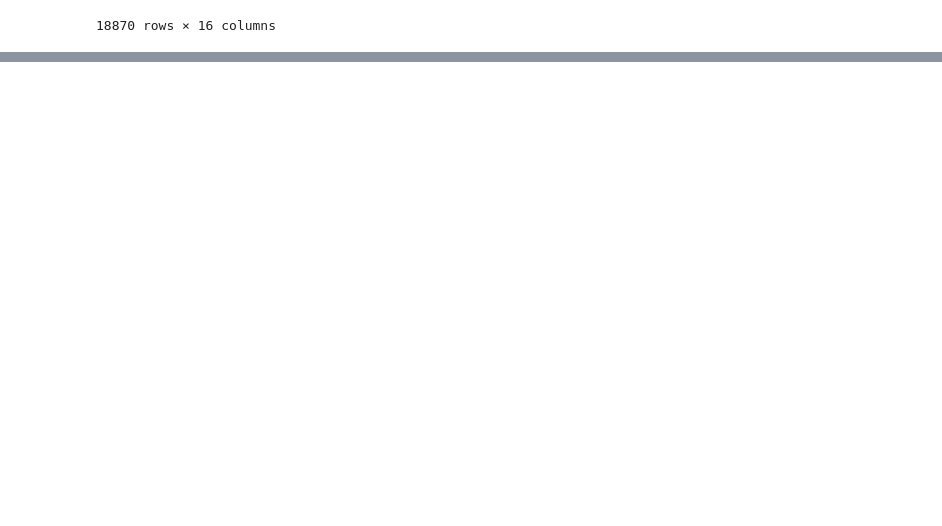
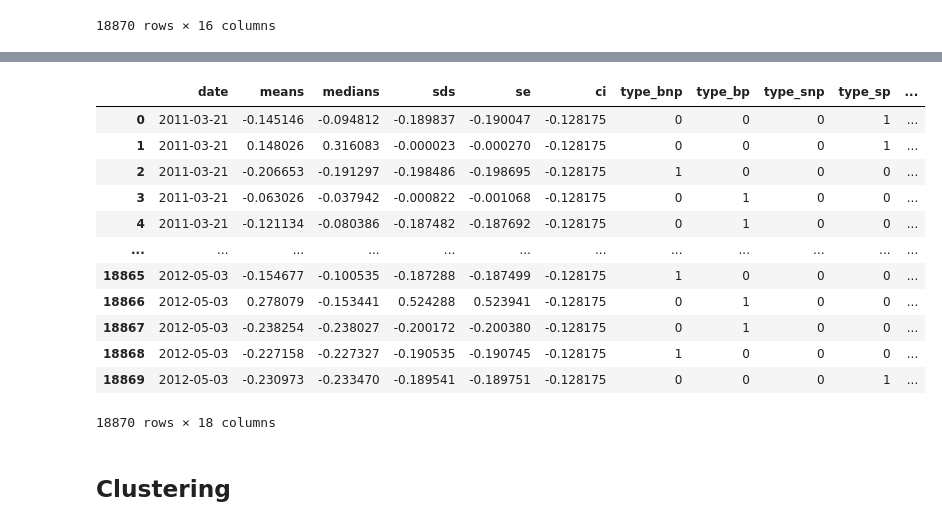
Before and after one commit to AAnzel/MOVIS, a Jupyter notebook: Code/Data_assessment.ipynb, the cells around one changed output, grey strips where cells are left out. Drawn from its saved outputs; the diff is of its cells as text; code cells hidden in the pictures; blank space fills up the shorter version.

Commit message:
Finished metabolics preprocessing. Next is metabolics clustering.

```diff
--- a/Code/Data_assessment.ipynb
+++ b/Code/Data_assessment.ipynb
@@ -459,0 +532,23 @@ metabolomics_df
+# %%
+# Standardizing data
+scaled_metabolomics_df = metabolomics_df
+metabolomics_scaler = preprocessing.StandardScaler()
+scaled_metabolomics_df[['means', 'medians', 'sds', 'se', 'ci']] = metabolomics_scaler.fit_transform(metabolomics_df[['means', 'medians', 'sds', 'se', 'ci']])
+
+scaled_metabolomics_df
+# %% [output]
+|  | date | means | medians | sds | se | ci | type_bnp | type_bp | type_snp | type_sp | ... |
+| 0 | 2011-03-21 | -0.145146 | -0.094812 | -0.189837 | -0.190047 | -0.128175 | 0 | 0 | 0 | 1 | ... |
+| 1 | 2011-03-21 | 0.148026 | 0.316083 | -0.000023 | -0.000270 | -0.128175 | 0 | 0 | 0 | 1 | ... |
+| 2 | 2011-03-21 | -0.206653 | -0.191297 | -0.198486 | -0.198695 | -0.128175 | 1 | 0 | 0 | 0 | ... |
+| 3 | 2011-03-21 | -0.063026 | -0.037942 | -0.000822 | -0.001068 | -0.128175 | 0 | 1 | 0 | 0 | ... |
+| 4 | 2011-03-21 | -0.121134 | -0.080386 | -0.187482 | -0.187692 | -0.128175 | 0 | 1 | 0 | 0 | ... |
+| ... | ... | ... | ... | ... | ... | ... | ... | ... | ... | ... | ... |
+| 18865 | 2012-05-03 | -0.154677 | -0.100535 | -0.187288 | -0.187499 | -0.128175 | 1 | 0 | 0 | 0 | ... |
+| 18866 | 2012-05-03 | 0.278079 | -0.153441 | 0.524288 | 0.523941 | -0.128175 | 0 | 1 | 0 | 0 | ... |
+| 18867 | 2012-05-03 | -0.238254 | -0.238027 | -0.200172 | -0.200380 | -0.128175 | 0 | 1 | 0 | 0 | ... |
+| 18868 | 2012-05-03 | -0.227158 | -0.227327 | -0.190535 | -0.190745 | -0.128175 | 1 | 0 | 0 | 0 | ... |
+| 18869 | 2012-05-03 | -0.230973 | -0.233470 | -0.189541 | -0.189751 | -0.128175 | 0 | 0 | 0 | 1 | ... |
+18870 rows × 18 columns
+# %% [markdown]
+## Clustering
```
Also changed, not shown: parts of 7 cells of this notebook.
